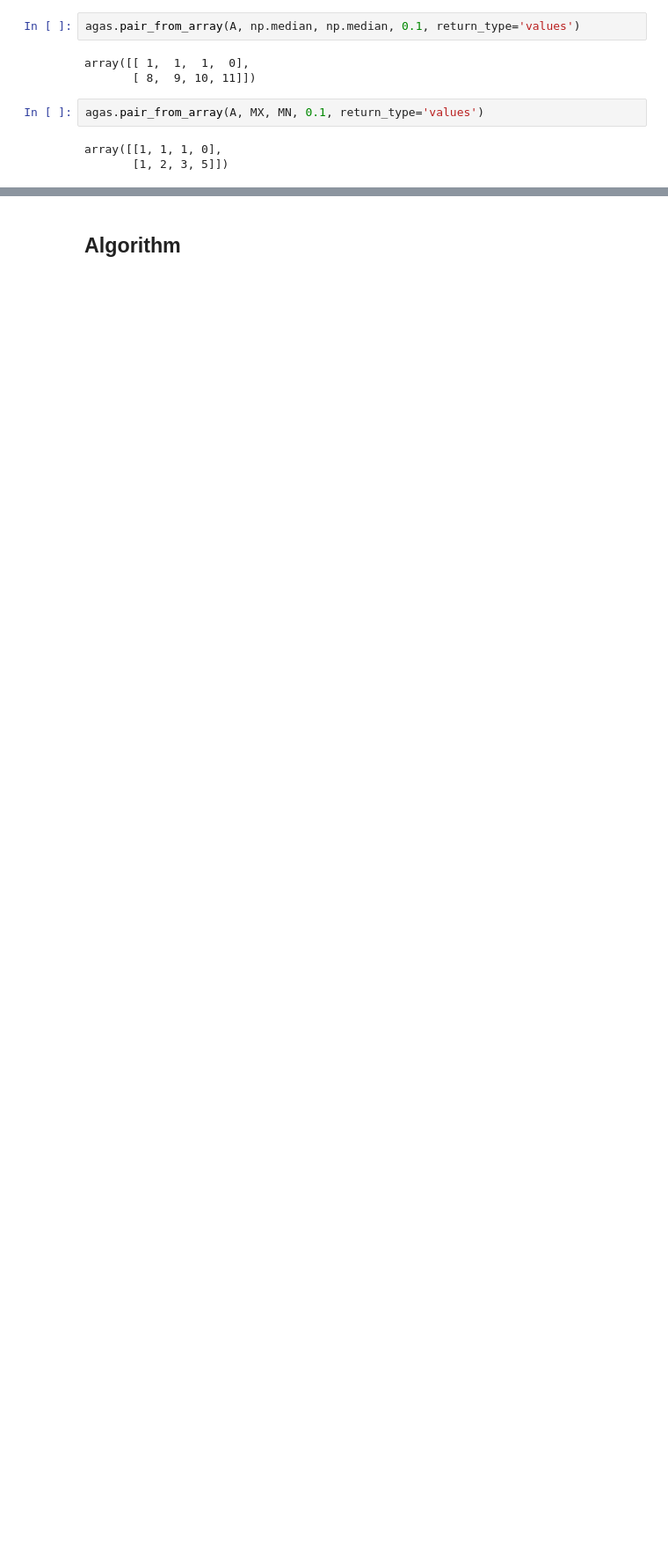
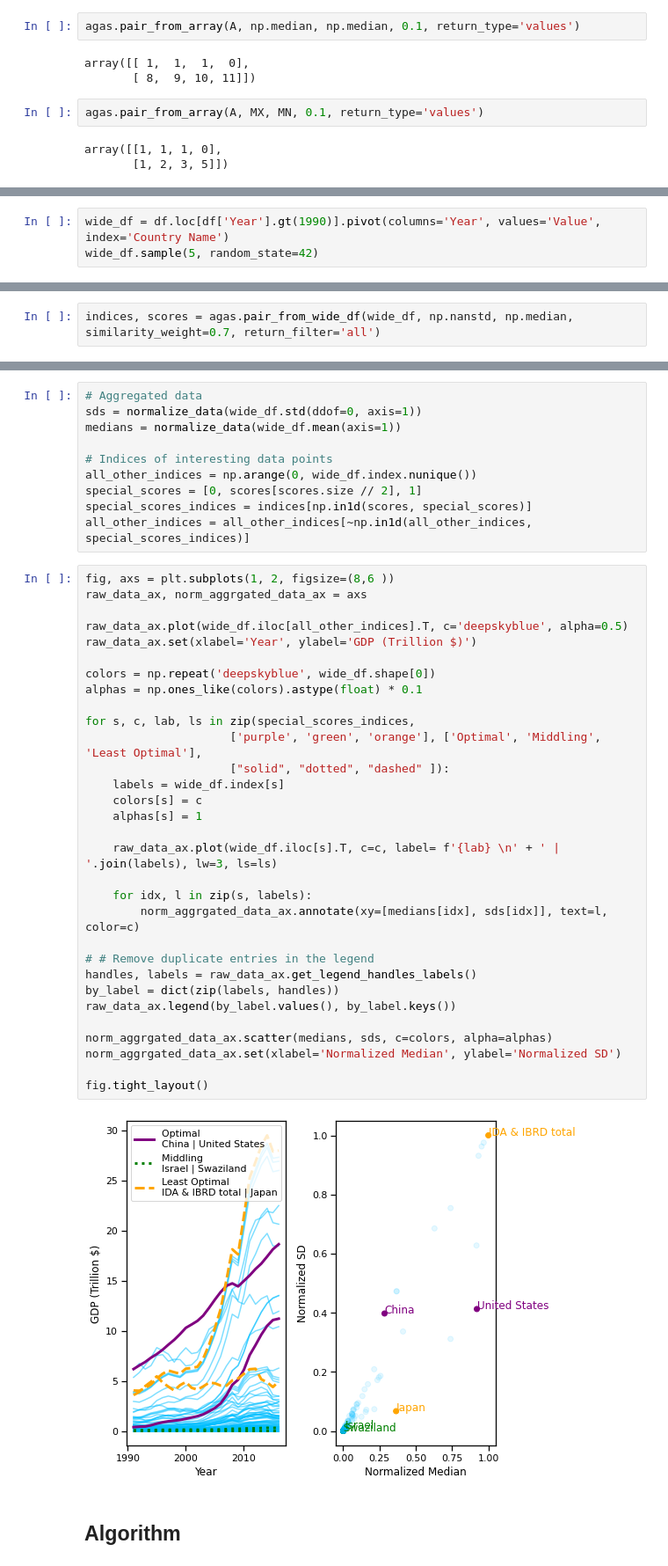
Before and after one commit to EitanHemed/agas, a Jupyter notebook: doc/tutorial.ipynb, the cells around one changed output, grey strips where cells are left out. Shown at 88% size. Saved outputs shown, nothing was run; the diff lists cells and outputs as text; blank space fills up the shorter version.

```diff
--- a/doc/tutorial.ipynb
+++ b/doc/tutorial.ipynb
@@ -33,0 +88,3 @@ array([[1, 1, 1, 0],
+# %%
+wide_df = df.loc[df['Year'].gt(1990)].pivot(columns='Year', values='Value', index='Country Name')
+wide_df.sample(5, random_state=42)
@@ -33,0 +100,2 @@ array([[1, 1, 1, 0],
+# %%
+indices, scores = agas.pair_from_wide_df(wide_df, np.nanstd, np.median, similarity_weight=0.7, return_filter='all')
@@ -34,3 +114,46 @@ array([[1, 1, 1, 0],
+# %%
+# Aggregated data
+sds = normalize_data(wide_df.std(ddof=0, axis=1))
+medians = normalize_data(wide_df.mean(axis=1))
+
+# Indices of interesting data points
+all_other_indices = np.arange(0, wide_df.index.nunique())
+special_scores = [0, scores[scores.size // 2], 1]
+special_scores_indices = indices[np.in1d(scores, special_scores)]
+all_other_indices = all_other_indices[~np.in1d(all_other_indices, special_scores_indices)]
+# %%
+fig, axs = plt.subplots(1, 2, figsize=(8,6 ))
+raw_data_ax, norm_aggrgated_data_ax = axs
+
+raw_data_ax.plot(wide_df.iloc[all_other_indices].T, c='deepskyblue', alpha=0.5)
+raw_data_ax.set(xlabel='Year', ylabel='GDP (Trillion $)')
+
+colors = np.repeat('deepskyblue', wide_df.shape[0])
+alphas = np.ones_like(colors).astype(float) * 0.1
+
+for s, c, lab, ls in zip(special_scores_indices,
+                     ['purple', 'green', 'orange'], ['Optimal', 'Middling', 'Least Optimal'],
+                     ["solid", "dotted", "dashed" ]):
+    labels = wide_df.index[s]
+    colors[s] = c
+    alphas[s] = 1
+
+    raw_data_ax.plot(wide_df.iloc[s].T, c=c, label= f'{lab} \n' + ' | '.join(labels), lw=3, ls=ls)
+
+    for idx, l in zip(s, labels):
+        norm_aggrgated_data_ax.annotate(xy=[medians[idx], sds[idx]], text=l, color=c)
+
+# # Remove duplicate entries in the legend
+handles, labels = raw_data_ax.get_legend_handles_labels()
+by_label = dict(zip(labels, handles))
+raw_data_ax.legend(by_label.values(), by_label.keys())
+
+norm_aggrgated_data_ax.scatter(medians, sds, c=colors, alpha=alphas)
+norm_aggrgated_data_ax.set(xlabel='Normalized Median', ylabel='Normalized SD')
+
+fig.tight_layout()
+# %% [output]
+[figure, added]
 # %% [markdown]
 ## Algorithm
 # %% [markdown]
```
Also changed, not shown: parts of 16 cells of this notebook, 1 other file.
